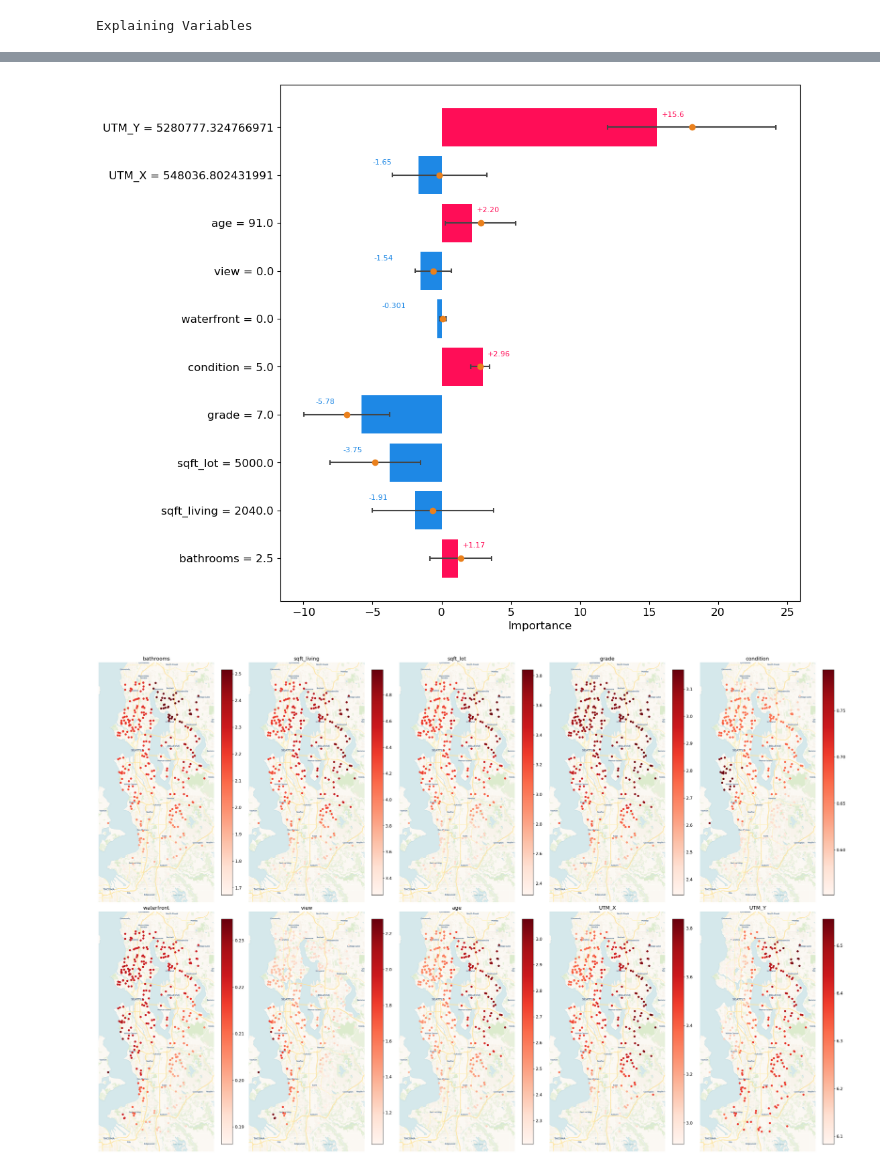
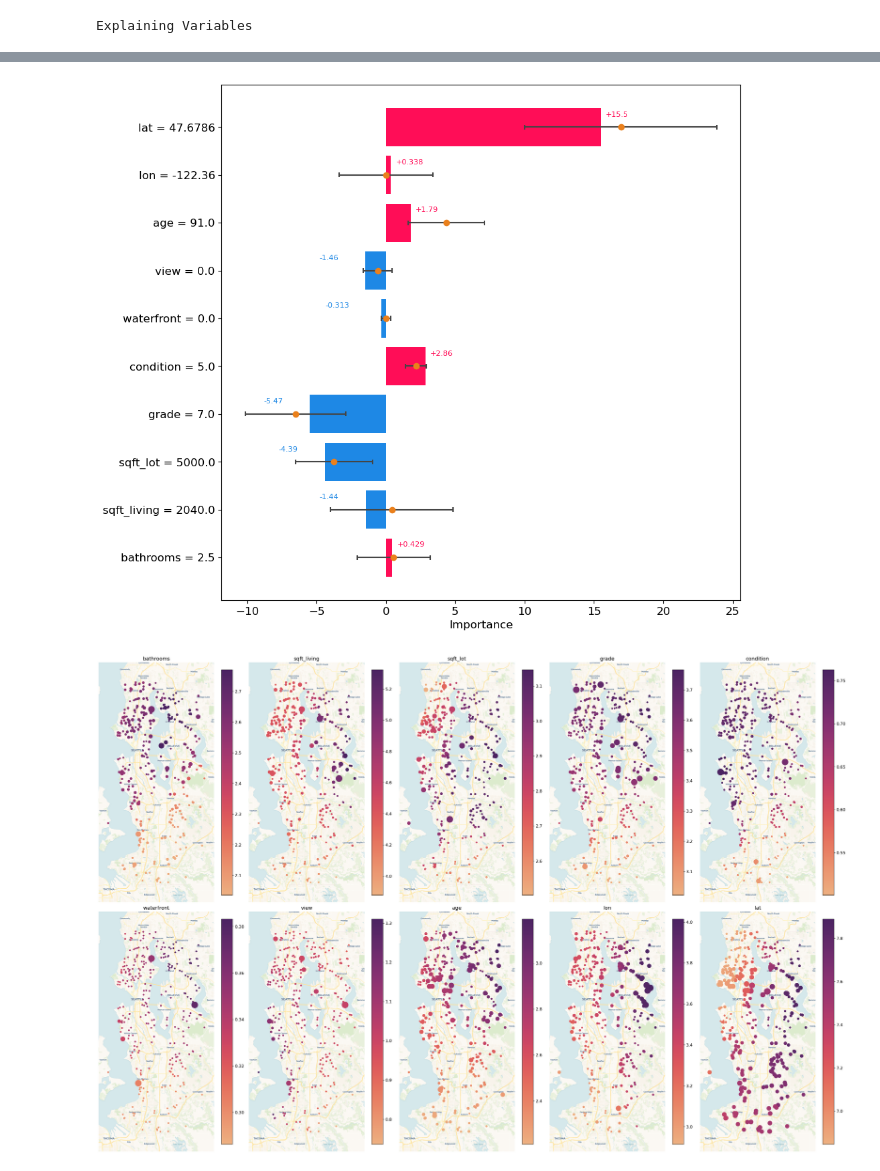
Before and after one commit to Vezarachan/GeoXCP, a Jupyter notebook: examples/SeattleHomeSaleUncertaintyGeoX.ipynb, the cells around one changed output, grey strips where cells are left out. Saved outputs shown, nothing was run; the diff lists cells and outputs as text; code cells hidden in the pictures.

Commit message:
align real world data with (lon, lat) and DGP of synthetic data

```diff
--- a/examples/SeattleHomeSaleUncertaintyGeoX.ipynb
+++ b/examples/SeattleHomeSaleUncertaintyGeoX.ipynb
@@ -19,7 +19,7 @@ data['lat'] = data['geometry'].get_coordinates()['y']
 data['price'] = np.power(10, data['log_price']) / 10000
 # %%
 y = data.price
-X = data[['bathrooms', 'sqft_living', 'sqft_lot', 'grade', 'condition', 'waterfront', 'view', 'age', 'UTM_X', 'UTM_Y']]
+X = data[['bathrooms', 'sqft_living', 'sqft_lot', 'grade', 'condition', 'waterfront', 'view', 'age', 'lon', 'lat']]
 loc = data[['lon', 'lat']]
 # %%
 X_train, X_temp, y_train, y_temp, loc_train, loc_temp = train_test_split(X, y, loc, train_size=0.8, random_state=42)
@@ -41,8 +41,17 @@ XGBRegressor(base_score=None, booster=None, callbacks=None,
              min_child_weight=1.0, missing=nan, monotone_constraints=None,
              multi_strategy=None, n_estimators=500, n_jobs=None,
              num_parallel_tree=None, random_state=None, ...)
+# %%
+feature_names = X_train.columns
 # %%
-explainer = GeoConformalizedExplainer(model, X_train, X_calib, loc_calib.values, loc_test.values, 0.1, 0.15)
+explainer = explainer = GeoConformalizedExplainer(prediction_f=model.predict,
+                                      x_train=X_train,
+                                      x_calib=X_calib,
+                                      coord_calib=loc_calib.values,
+                                      coord_test=loc_test.values,
+                                      miscoverage_level=0.1,
+                                      band_width=0.15,
+                                      feature_names=feature_names)
 # %%
 results = explainer.uncertainty_aware_explain(x_test=X_test)
 # %% [output]
@@ -77,11 +86,11 @@ results.plot_shap_values_with_uncertainty(20, filename='./SeattleHomeSale_shap_v
 # %%
 results.plot_shap_values_with_uncertainty(40)
 # %% [output]
-[figure, old version]
+[figure, new version]
 # %%
-results.plot_geo_uncertainty(figsize=[30, 40], shrink=0.3, filename='./SeattleHomeSale_geo_uncertainty.pdf')
+results.plot_geo_uncertainty(figsize=[30, 40], shrink=0.3, s_limits=(4, 18), cmap='flare', filename='./SeattleHomeSale_geo_uncertainty.pdf')
 # %% [output]
-[figure, old version]
+[figure, new version]
 # %%
 results.plot_partial_dependence_with_fitted_bounds(figsize=[30, 10], filename='SeattleHomeSale_partial_dependence_with_fitted_bounds.pdf')
 # %% [output]
```
Also changed, not shown: parts of 4 cells of this notebook, 6 other files.
